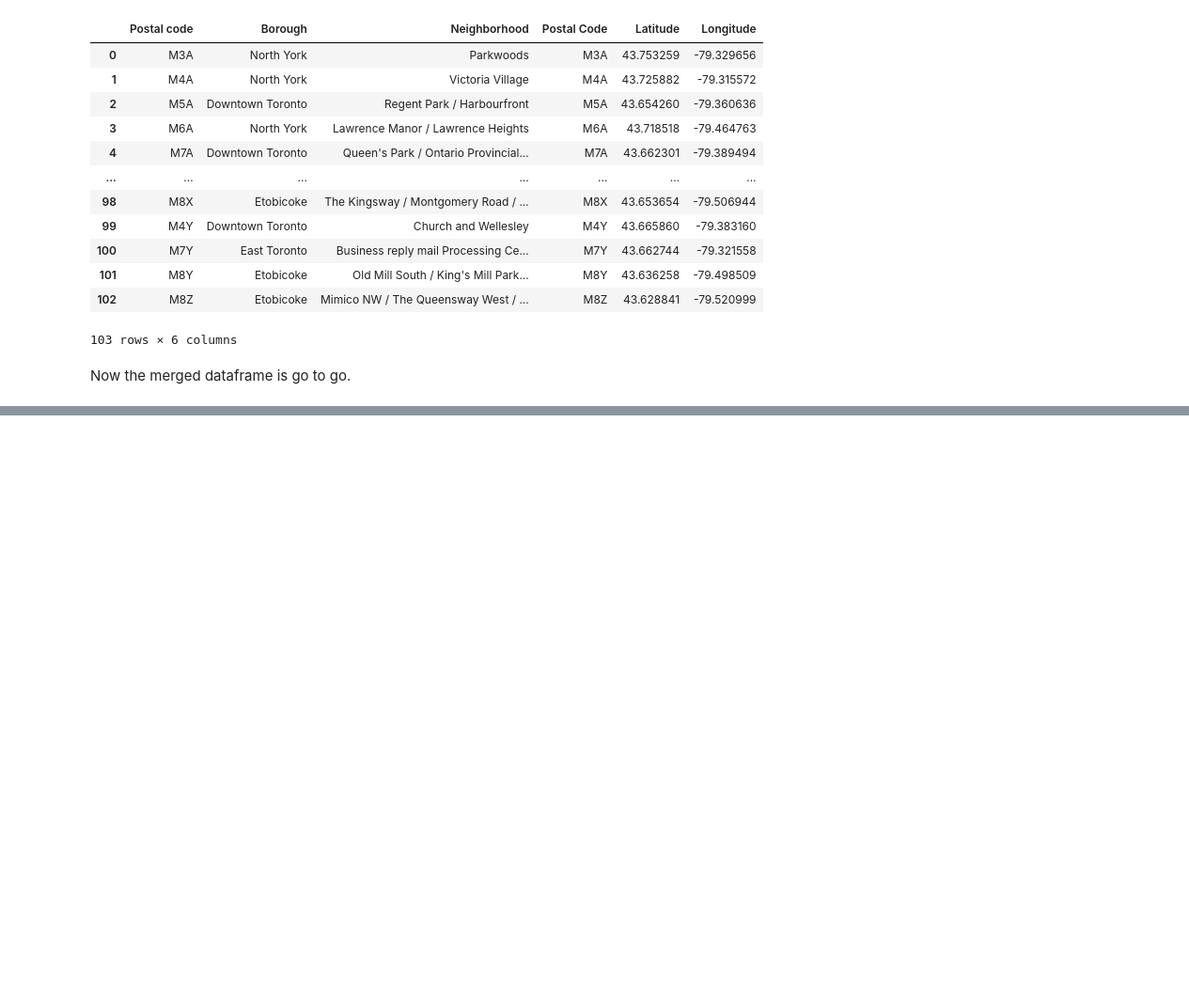
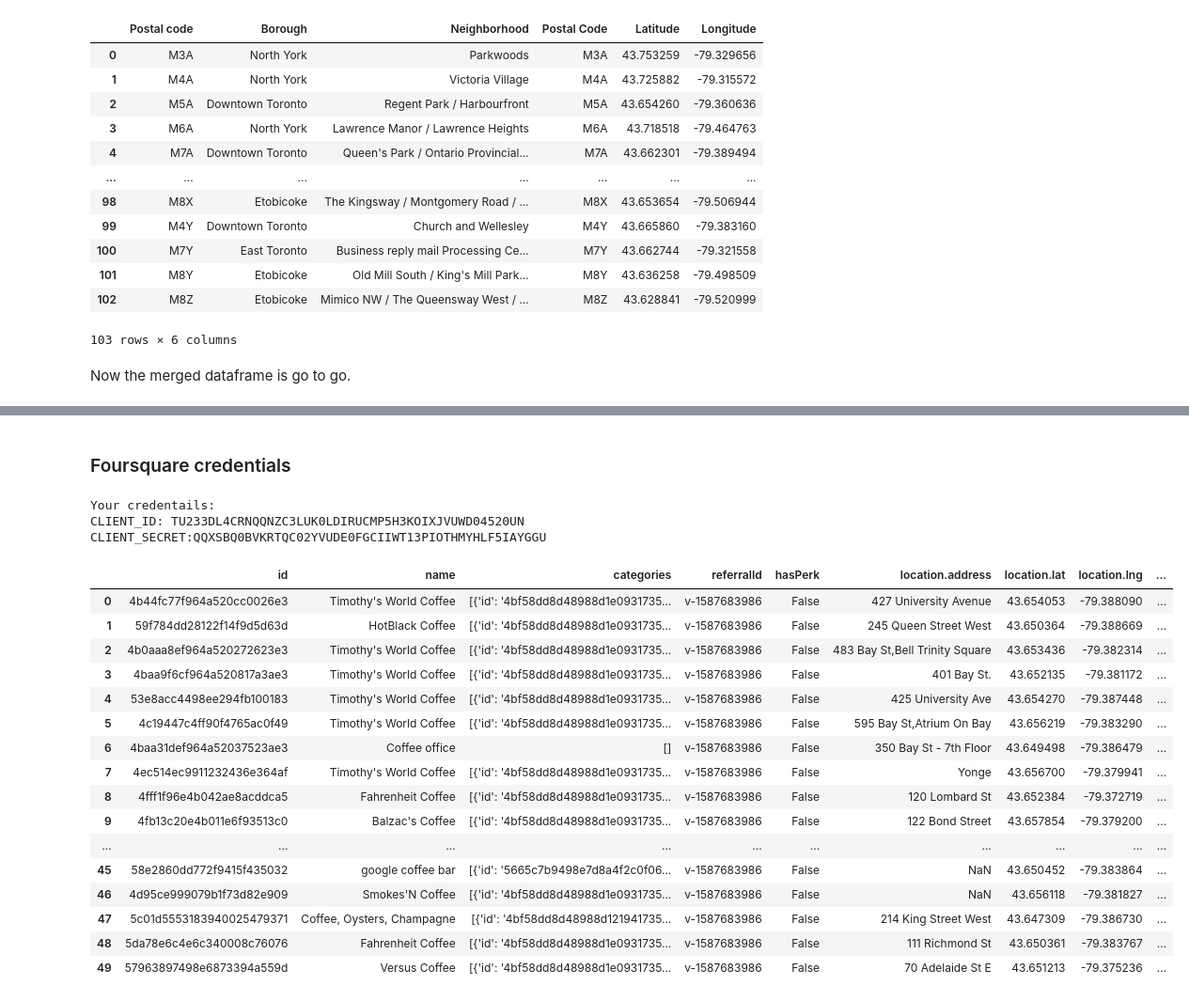
Before and after one commit to igcodinap/Toronto-Neighborhoods, a Jupyter notebook: Toronto Neighborhoods.ipynb, the cells around one changed output, grey strips where cells are left out. Shown: that part at 94% size. Drawn from its saved outputs; the diff is of its cells as text; code cells hidden in the pictures; blank space fills up the shorter version.

Commit message:
foursquare data worked

```diff
--- a/Toronto Neighborhoods.ipynb
+++ b/Toronto Neighborhoods.ipynb
@@ -130,0 +134,8 @@ Now the merged dataframe is go to go.
+# %%
+address = 'Toronto, Canada'
+
+geolocator = Nominatim(user_agent="ny_explorer")
+location = geolocator.geocode(address)
+latitude = location.latitude
+longitude = location.longitude
+print('The geograpical coordinate of Toronto are {}, {}.'.format(latitude, longitude))
@@ -130,0 +167,43 @@ Now the merged dataframe is go to go.
+# %% [markdown]
+### Foursquare credentials
+# %%
+CLIENT_ID = 'TU233DL4CRNQQNZC3LUK0LDIRUCMP5H3KOIXJVUWD04520UN'
+# your Foursquare ID
+CLIENT_SECRET = 'QQXSBQ0BVKRTQC02YVUDE0FGCIIWT13PIOTHMYHLF5IAYGGU'
+# your Foursquare Secret
+VERSION = '20180605' # Foursquare API version
+
+print('Your credentails:')
+print('CLIENT_ID: ' + CLIENT_ID)
+print('CLIENT_SECRET:' + CLIENT_SECRET)
+# %% [output]
+Your credentails:
+CLIENT_ID: TU233DL4CRNQQNZC3LUK0LDIRUCMP5H3KOIXJVUWD04520UN
+CLIENT_SECRET:QQXSBQ0BVKRTQC02YVUDE0FGCIIWT13PIOTHMYHLF5IAYGGU
+# %%
+# type your answer here
+query = 'coffee'
+url = 'https://api.foursquare.com/v2/venues/search?client_id={}&client_secret={}&query={}&ll={},{}&v={}&limit={}'.format(CLIENT_ID, CLIENT_SECRET, query, latitude, longitude, VERSION, LIMIT)
+venues_data = requests.get(url).json()
+# %%
+venues = venues_data['response']['venues']
+nearby_venues = pd.json_normalize(venues)
+nearby_venues
+# %% [output]
+|  | id | name | categories | referralId | hasPerk | location.address | location.lat | location.lng | ... |
+| 0 | 4b44fc77f964a520cc0026e3 | Timothy's World Coffee | [{'id': '4bf58dd8d48988d1e0931735... | v-1587683986 | False | 427 University Avenue | 43.654053 | -79.388090 | ... |
+| 1 | 59f784dd28122f14f9d5d63d | HotBlack Coffee | [{'id': '4bf58dd8d48988d1e0931735... | v-1587683986 | False | 245 Queen Street West | 43.650364 | -79.388669 | ... |
+| 2 | 4b0aaa8ef964a520272623e3 | Timothy's World Coffee | [{'id': '4bf58dd8d48988d1e0931735... | v-1587683986 | False | 483 Bay St,Bell Trinity Square | 43.653436 | -79.382314 | ... |
+| 3 | 4baa9f6cf964a520817a3ae3 | Timothy's World Coffee | [{'id': '4bf58dd8d48988d1e0931735... | v-1587683986 | False | 401 Bay St. | 43.652135 | -79.381172 | ... |
+| 4 | 53e8acc4498ee294fb100183 | Timothy's World Coffee | [{'id': '4bf58dd8d48988d1e0931735... | v-1587683986 | False | 425 University Ave | 43.654270 | -79.387448 | ... |
+| 5 | 4c19447c4ff90f4765ac0f49 | Timothy's World Coffee | [{'id': '4bf58dd8d48988d1e0931735... | v-1587683986 | False | 595 Bay St,Atrium On Bay | 43.656219 | -79.383290 | ... |
+| 6 | 4baa31def964a52037523ae3 | Coffee office | [] | v-1587683986 | False | 350 Bay St - 7th Floor | 43.649498 | -79.386479 | ... |
+| 7 | 4ec514ec9911232436e364af | Timothy's World Coffee | [{'id': '4bf58dd8d48988d1e0931735... | v-1587683986 | False | Yonge | 43.656700 | -79.379941 | ... |
+| 8 | 4fff1f96e4b042ae8acddca5 | Fahrenheit Coffee | [{'id': '4bf58dd8d48988d1e0931735... | v-1587683986 | False | 120 Lombard St | 43.652384 | -79.372719 | ... |
+| 9 | 4fb13c20e4b011e6f93513c0 | Balzac's Coffee | [{'id': '4bf58dd8d48988d1e0931735... | v-1587683986 | False | 122 Bond Street | 43.657854 | -79.379200 | ... |
+| ... | ... | ... | ... | ... | ... | ... | ... | ... | ... |
+| 45 | 58e2860dd772f9415f435032 | google coffee bar | [{'id': '5665c7b9498e7d8a4f2c0f06... | v-1587683986 | False | NaN | 43.650452 | -79.383864 | ... |
+| 46 | 4d95ce999079b1f73d82e909 | Smokes'N Coffee | [{'id': '4bf58dd8d48988d1e0931735... | v-1587683986 | False | NaN | 43.656118 | -79.381827 | ... |
+| 47 | 5c01d5553183940025479371 | Coffee, Oysters, Champagne | [{'id': '4bf58dd8d48988d121941735... | v-1587683986 | False | 214 King Street West | 43.647309 | -79.386730 | ... |
+| 48 | 5da78e6c4e6c340008c76076 | Fahrenheit Coffee | [{'id': '4bf58dd8d48988d1e0931735... | v-1587683986 | False | 111 Richmond St | 43.650361 | -79.383767 | ... |
+| 49 | 57963897498e6873394a559d | Versus Coffee | [{'id': '4bf58dd8d48988d1e0931735... | v-1587683986 | False | 70 Adelaide St E | 43.651213 | -79.375236 | ... |
```
Also changed, not shown: parts of 17 cells of this notebook.
